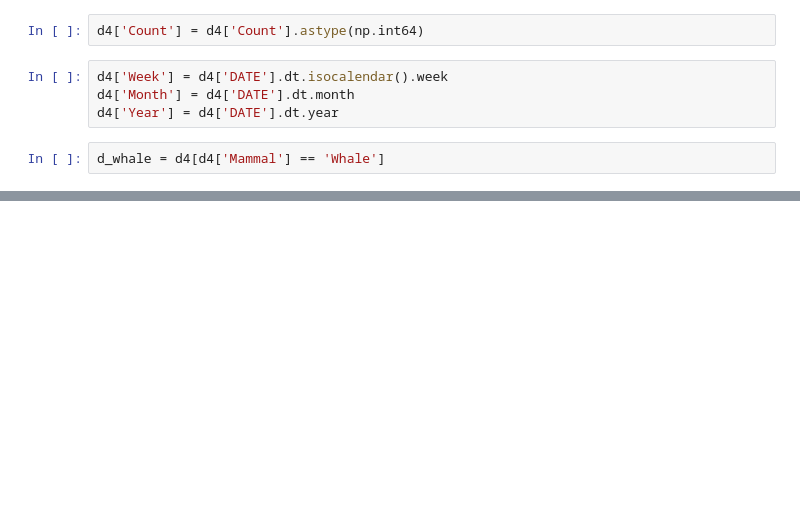
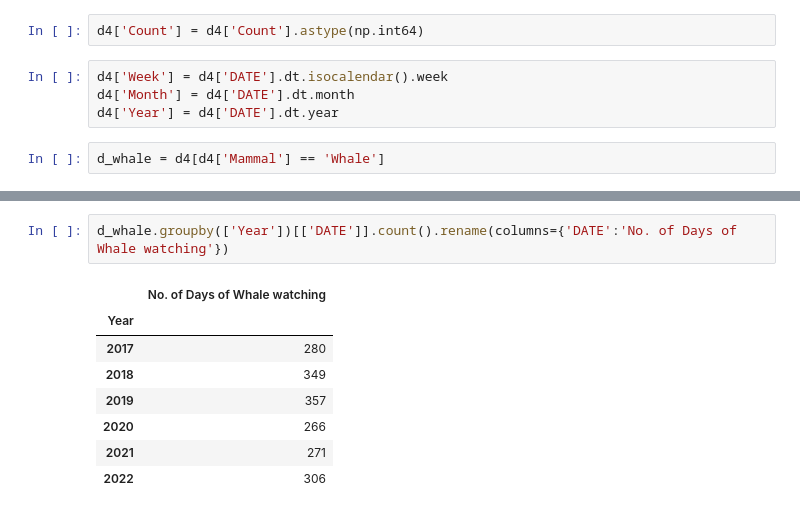
Before and after one commit to abhibhansali/WhaleSightings, a Jupyter notebook: Whale_sight_2.ipynb, the cells around one changed output, grey strips where cells are left out. Cells and saved outputs as stored; diff of their text form; blank space fills up the shorter version.

```diff
--- a/Whale_sight_2.ipynb
+++ b/Whale_sight_2.ipynb
@@ -109,0 +104,11 @@ _= ax.text(x=3.2, y=1760, s='Data sourced from www.newportwhales.com', alpha=0.2
+# %%
+d_whale.groupby(['Year'])[['DATE']].count().rename(columns={'DATE':'No. of Days of Whale watching'})
+# %% [output]
+|  | No. of Days of Whale watching |
+| Year |  |
+| 2017 | 280 |
+| 2018 | 349 |
+| 2019 | 357 |
+| 2020 | 266 |
+| 2021 | 271 |
+| 2022 | 306 |
```
Also changed, not shown: parts of 14 cells of this notebook.
